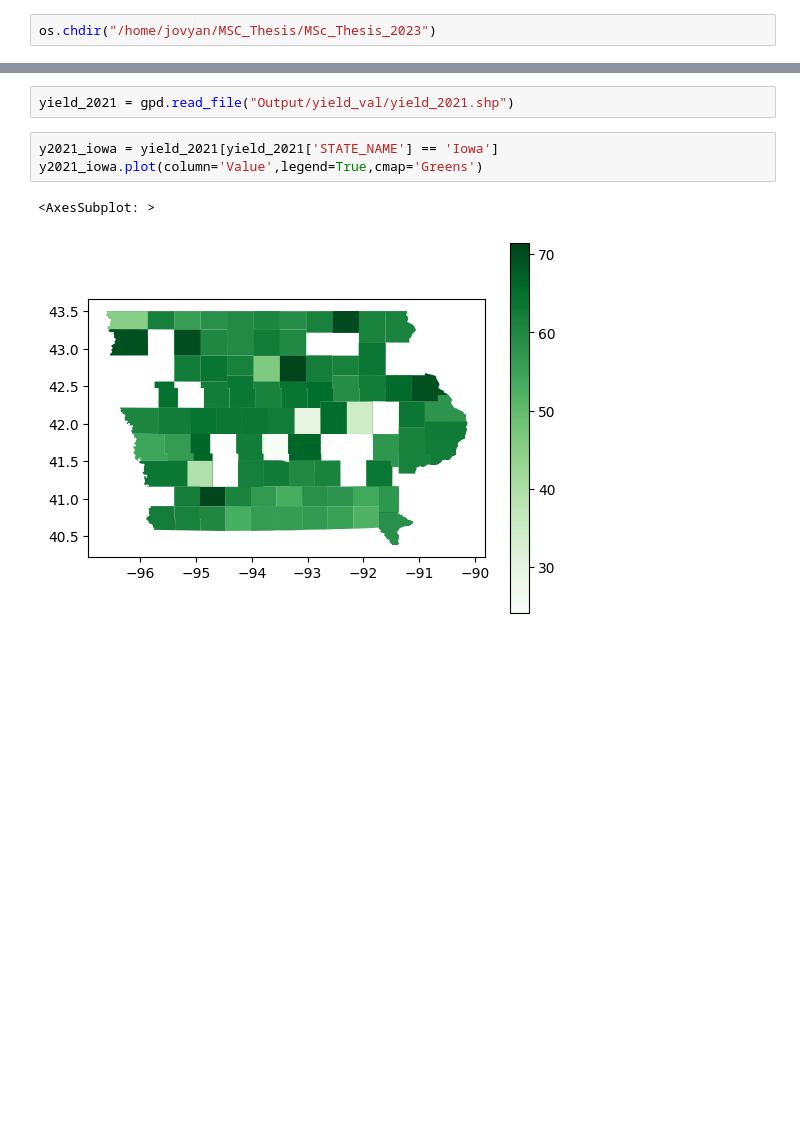
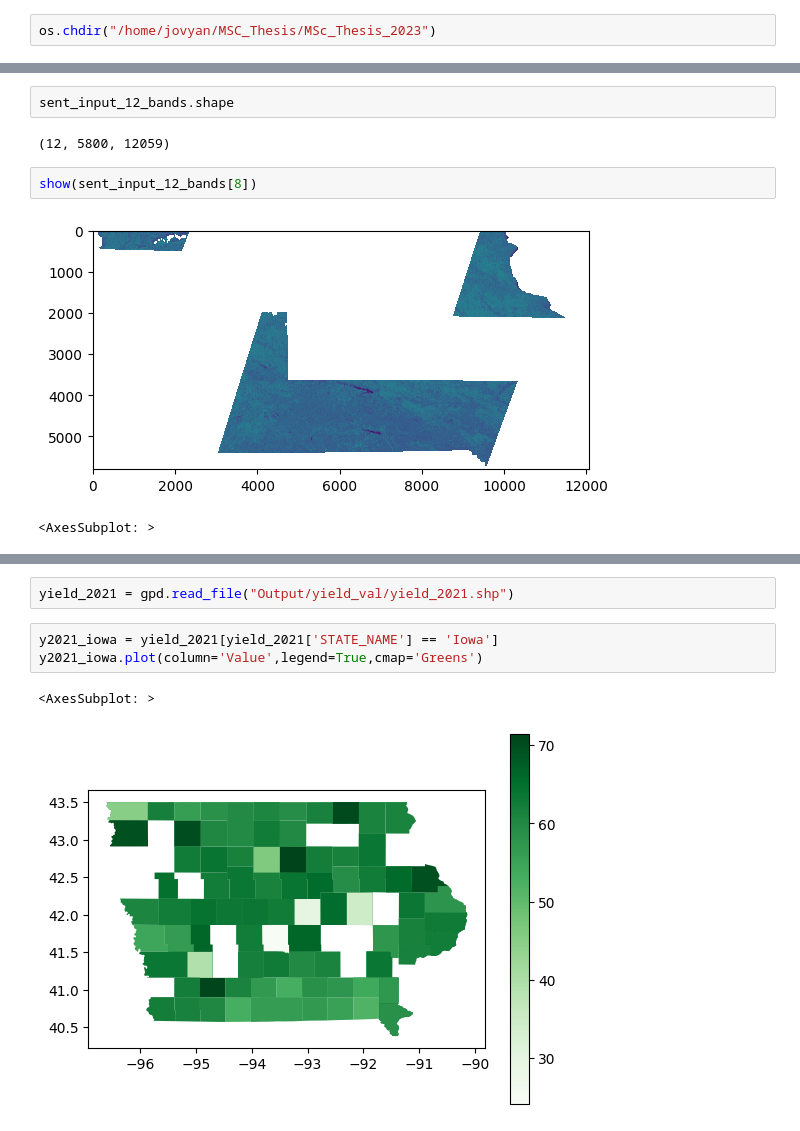
Before and after one commit to Arun-1997/Msc_Thesis, a Jupyter notebook: data_analysis.ipynb, the cells around one changed output, grey strips where cells are left out. Cells and saved outputs as stored; diff of their text form; blank space fills up the shorter version.

```diff
--- a/data_analysis.ipynb
+++ b/data_analysis.ipynb
@@ -12,0 +83,9 @@ os.chdir("/home/jovyan/MSC_Thesis/MSc_Thesis_2023")
+# %%
+sent_input_12_bands.shape
+# %% [output]
+(12, 5800, 12059)
+# %%
+show(sent_input_12_bands[8])
+# %% [output]
+[figure, added]
+<AxesSubplot: >
```
Also changed, not shown: parts of 11 cells of this notebook, 3 other files.
